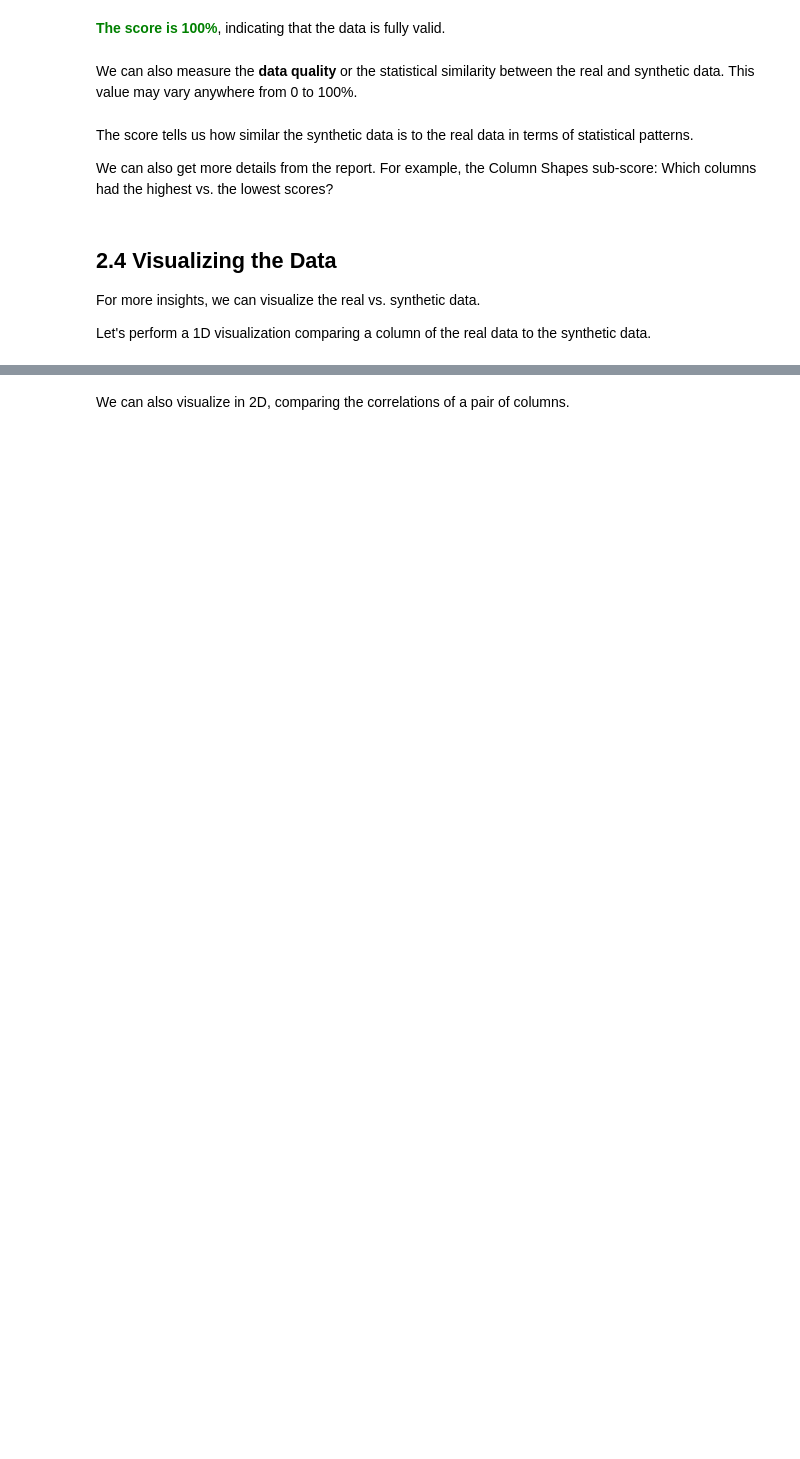
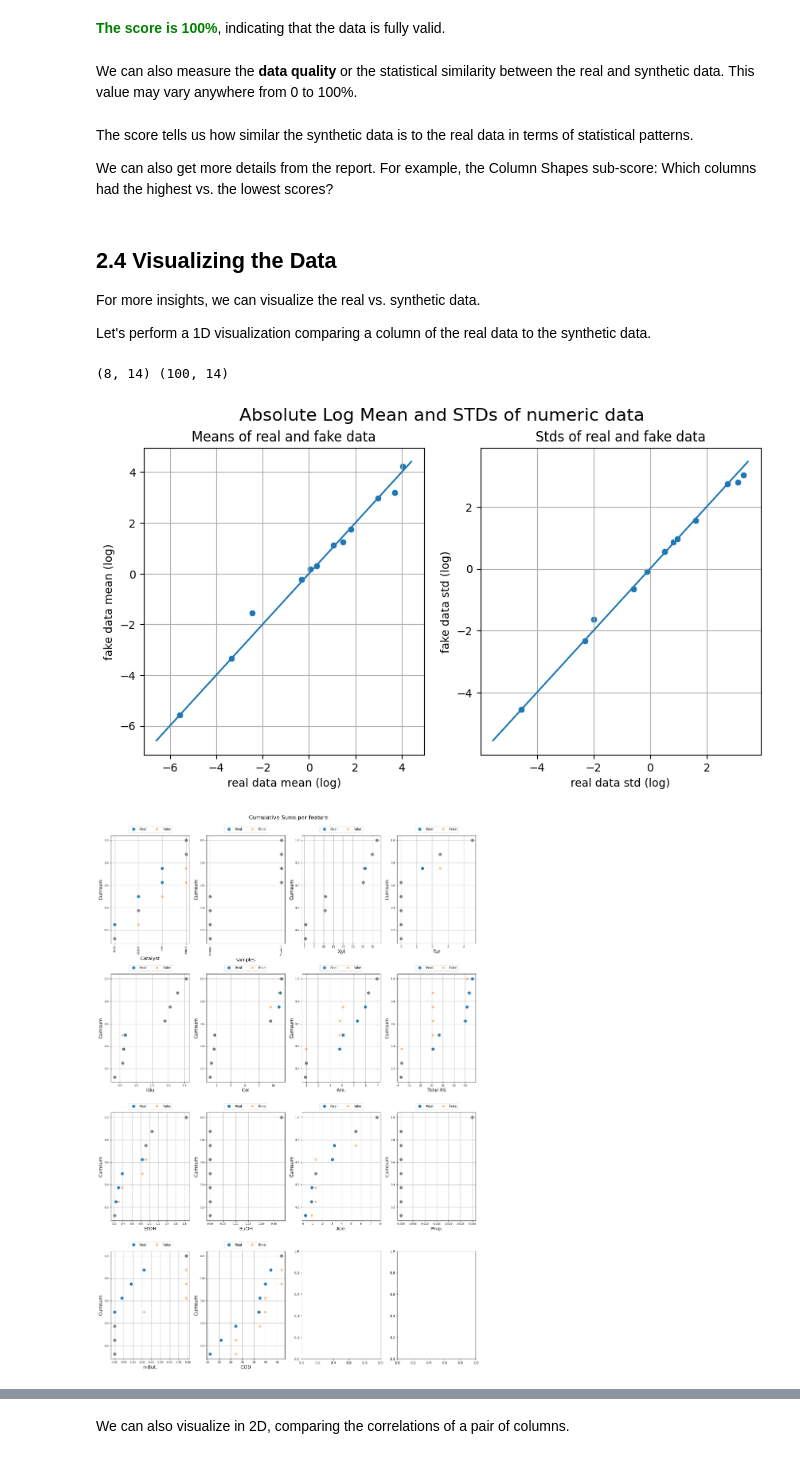
Before and after one commit to umraodeepika7-dotcom/ctgan, a Jupyter notebook: SDV_Synthesize_a_table_(CTGAN).ipynb, the cells around one changed output, grey strips where cells are left out. Drawn from its saved outputs; the diff is of its cells as text; code cells hidden in the pictures; blank space fills up the shorter version.

```diff
--- a/SDV_Synthesize_a_table_(CTGAN).ipynb
+++ b/SDV_Synthesize_a_table_(CTGAN).ipynb
@@ -448,3 +454,12 @@ We can also get more details from the report. For example, the Column Shapes sub
 For more insights, we can visualize the real vs. synthetic data.
 
 Let's perform a 1D visualization comparing a column of the real data to the synthetic data.
+# %%
+from table_evaluator import TableEvaluator
+print(real_data.shape, samples.shape) # Corrected print statement
+table_evaluator = TableEvaluator(real_data.copy(), samples.copy(), categorical_features)
+table_evaluator.visual_evaluation()
+# %% [output]
+(8, 14) (100, 14)
+[figure, added]
+[figure, added]
```
Also changed, not shown: parts of 19 cells of this notebook.
